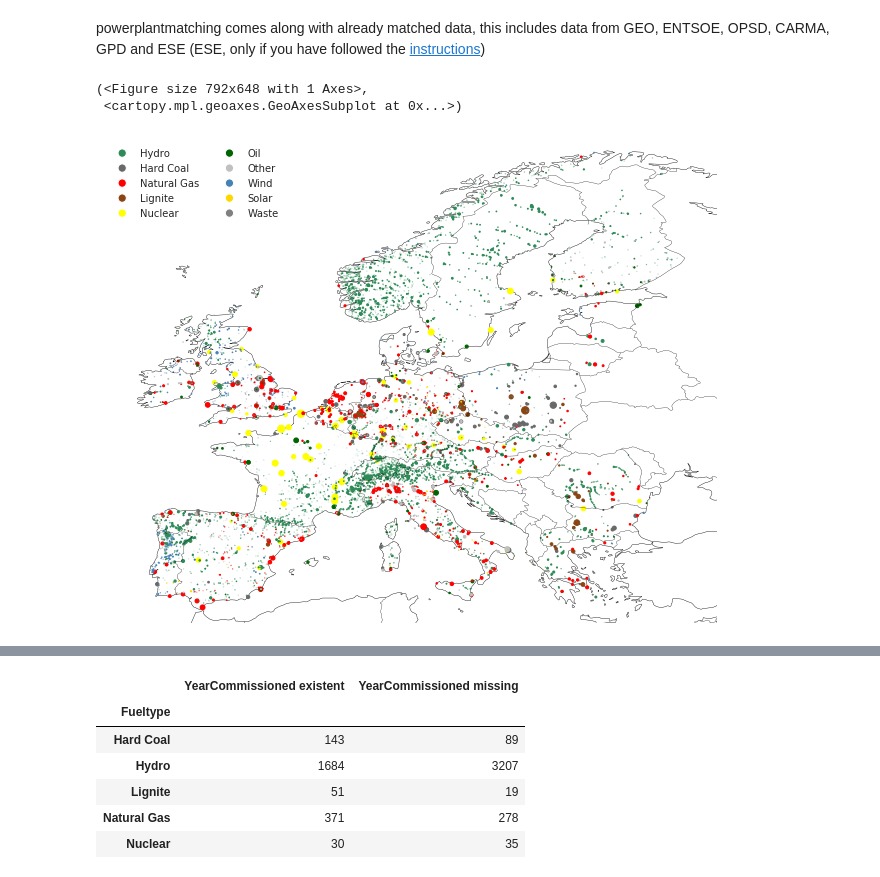
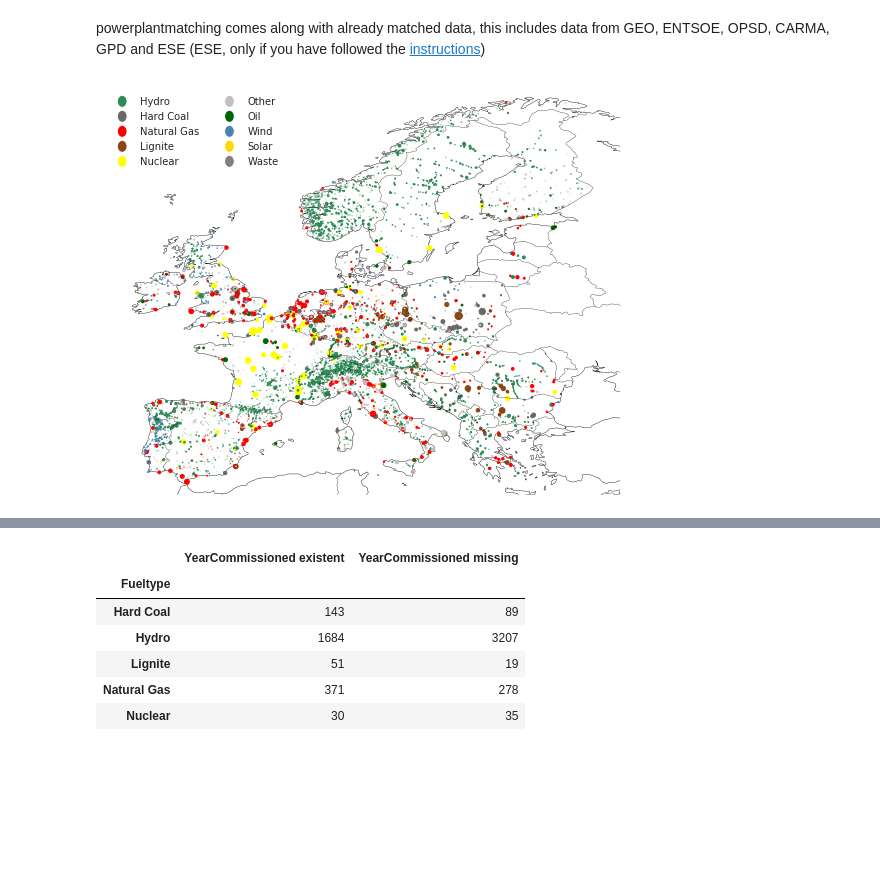
Before and after one commit to PyPSA/powerplantmatching, a Jupyter notebook: Example of Use.ipynb, the cells around one changed output, grey strips where cells are left out. Saved outputs shown, nothing was run; the diff lists cells and outputs as text; code cells hidden in the pictures; blank space fills up the shorter version.

```diff
--- a/Example of Use.ipynb
+++ b/Example of Use.ipynb
@@ -145,11 +158,9 @@ powerplantmatching comes along with already matched data, this includes data fro
 # %%
 m = pm.collection.matched_data()
 # %%
-m.powerplant.plot_map()
+m.powerplant.plot_map(figsize=(13,13));
 # %% [output]
-(<Figure size 792x648 with 1 Axes>,
- <cartopy.mpl.geoaxes.GeoAxesSubplot at 0x...>)
-[figure, old version]
+[figure, new version]
 # %%
 pm.plot.fueltype_totals_bar([m, stats], keys=["Processed", 'Statistics']);
 # %% [output]
```
Also changed, not shown: parts of 10 cells of this notebook, 5 other files.
